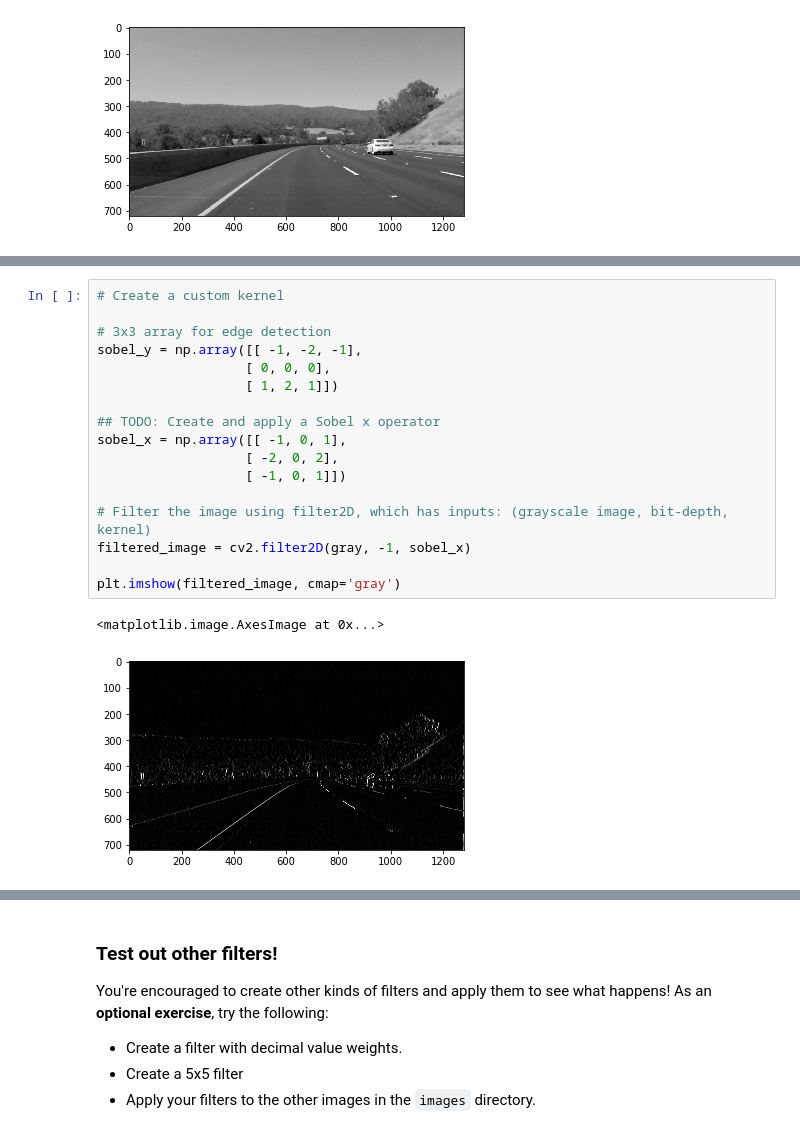
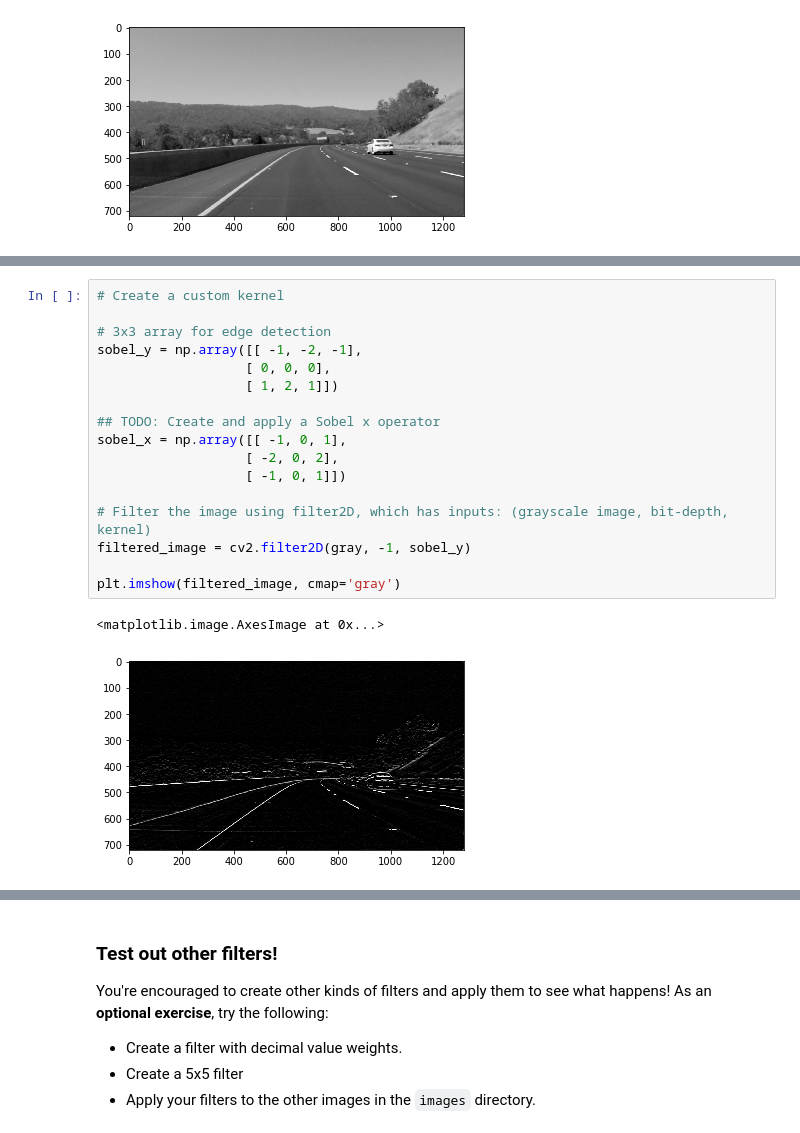
Before and after one commit to mtakasago/udacity, a Jupyter notebook: computer_vision_and_machine_learning/finding_edges/Finding Edges and Custom Kernels.ipynb, the cells around one changed output, grey strips where cells are left out. Drawn from its saved outputs; the diff is of its cells as text.

```diff
--- a/computer_vision_and_machine_learning/finding_edges/Finding Edges and Custom Kernels.ipynb
+++ b/computer_vision_and_machine_learning/finding_edges/Finding Edges and Custom Kernels.ipynb
@@ -43,20 +43,20 @@ For a challenge, see if you can put the image through a series of filters: first
 # %%
 # Create a custom kernel
 
 # 3x3 array for edge detection
 sobel_y = np.array([[ -1, -2, -1],
                    [ 0, 0, 0],
                    [ 1, 2, 1]])
 
 ## TODO: Create and apply a Sobel x operator
 sobel_x = np.array([[ -1, 0, 1],
                    [ -2, 0, 2],
                    [ -1, 0, 1]])
 
 # Filter the image using filter2D, which has inputs: (grayscale image, bit-depth, kernel)
-filtered_image = cv2.filter2D(gray, -1, sobel_x)
+filtered_image = cv2.filter2D(gray, -1, sobel_y)
 
 plt.imshow(filtered_image, cmap='gray')
 # %% [output]
 <matplotlib.image.AxesImage at 0x...>
-[figure, old version]
+[figure, new version]
```
Also changed, not shown: parts of 1 cell of this notebook.
